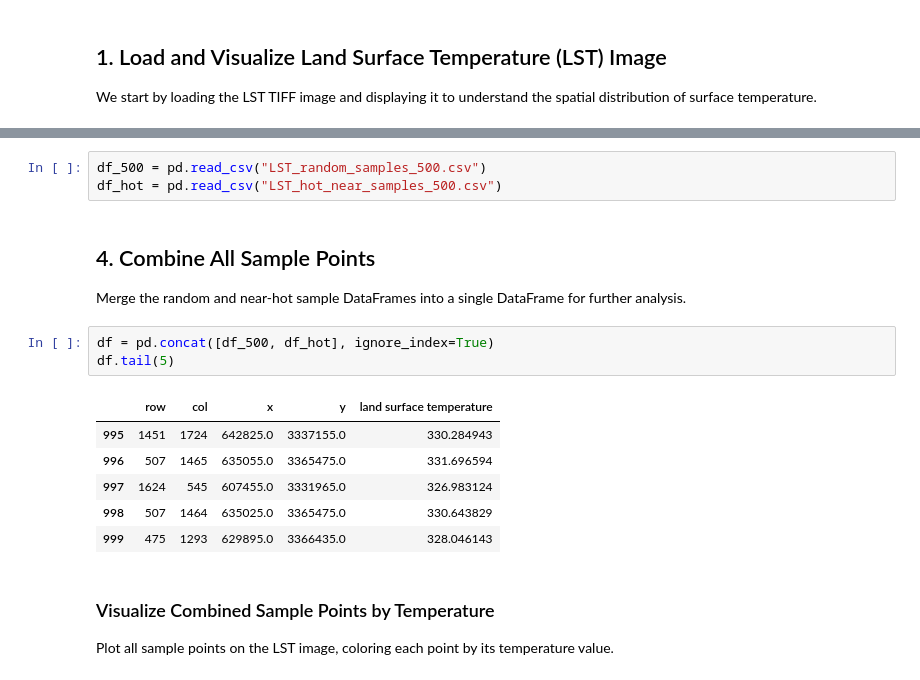
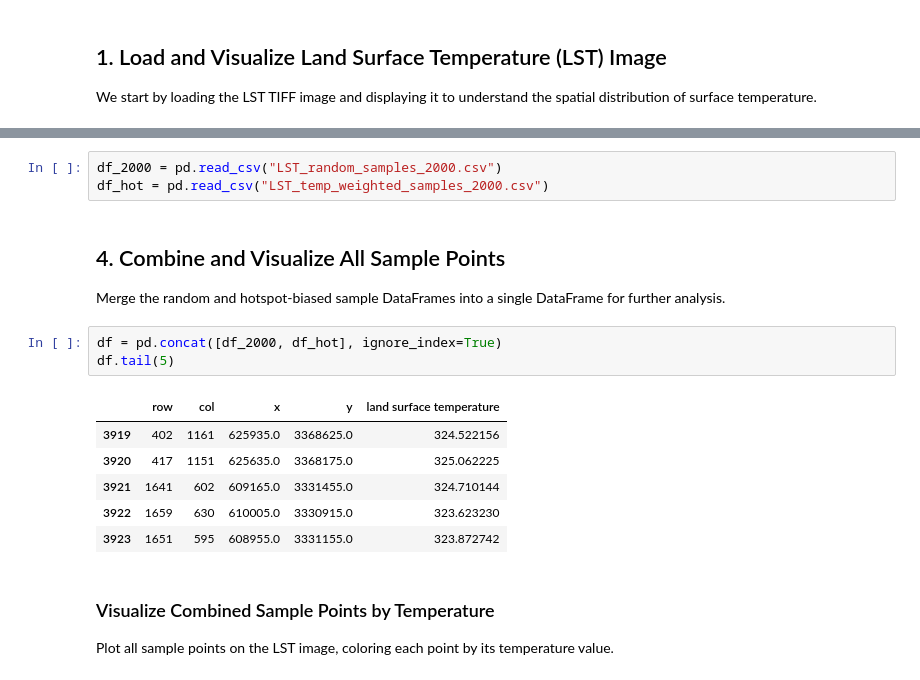
Before and after one commit to xyaoaf/PGE_383_TermProject_XihanYao, a Jupyter notebook: experiment_251115.ipynb, the cells around one changed output, grey strips where cells are left out. Cells and saved outputs as stored; diff of their text form.

```diff
--- a/experiment_251115.ipynb
+++ b/experiment_251115.ipynb
@@ -203,19 +257,19 @@ Saved 500 near-hot samples to LST_hot_near_samples_500.csv
 # %%
-df_500 = pd.read_csv("LST_random_samples_500.csv")
-df_hot = pd.read_csv("LST_hot_near_samples_500.csv")
+df_2000 = pd.read_csv("LST_random_samples_2000.csv")
+df_hot = pd.read_csv("LST_temp_weighted_samples_2000.csv")
 # %% [markdown]
-## 4. Combine All Sample Points
-Merge the random and near-hot sample DataFrames into a single DataFrame for further analysis.
+## 4. Combine and Visualize All Sample Points
+Merge the random and hotspot-biased sample DataFrames into a single DataFrame for further analysis.
 # %%
-df = pd.concat([df_500, df_hot], ignore_index=True)
+df = pd.concat([df_2000, df_hot], ignore_index=True)
 df.tail(5)
 # %% [output]
 |  | row | col | x | y | land surface temperature |
-| 995 | 1451 | 1724 | 642825.0 | 3337155.0 | 330.284943 |
-| 996 | 507 | 1465 | 635055.0 | 3365475.0 | 331.696594 |
-| 997 | 1624 | 545 | 607455.0 | 3331965.0 | 326.983124 |
-| 998 | 507 | 1464 | 635025.0 | 3365475.0 | 330.643829 |
-| 999 | 475 | 1293 | 629895.0 | 3366435.0 | 328.046143 |
+| 3919 | 402 | 1161 | 625935.0 | 3368625.0 | 324.522156 |
+| 3920 | 417 | 1151 | 625635.0 | 3368175.0 | 325.062225 |
+| 3921 | 1641 | 602 | 609165.0 | 3331455.0 | 324.710144 |
+| 3922 | 1659 | 630 | 610005.0 | 3330915.0 | 323.623230 |
+| 3923 | 1651 | 595 | 608955.0 | 3331155.0 | 323.872742 |
 # %% [markdown]
 ### Visualize Combined Sample Points by Temperature
 Plot all sample points on the LST image, coloring each point by its temperature value.
```
Also changed, not shown: parts of 23 cells of this notebook, 5 other files.
